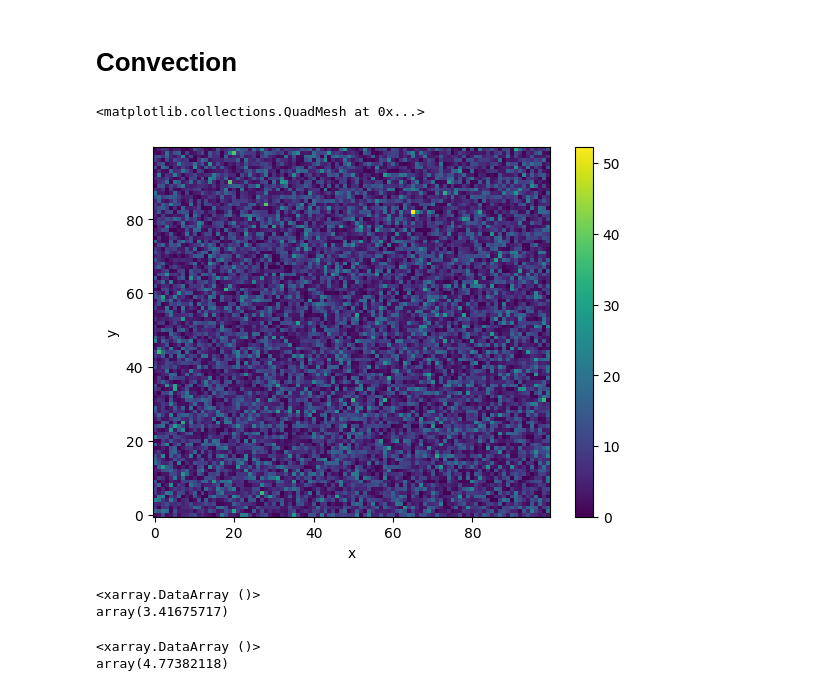
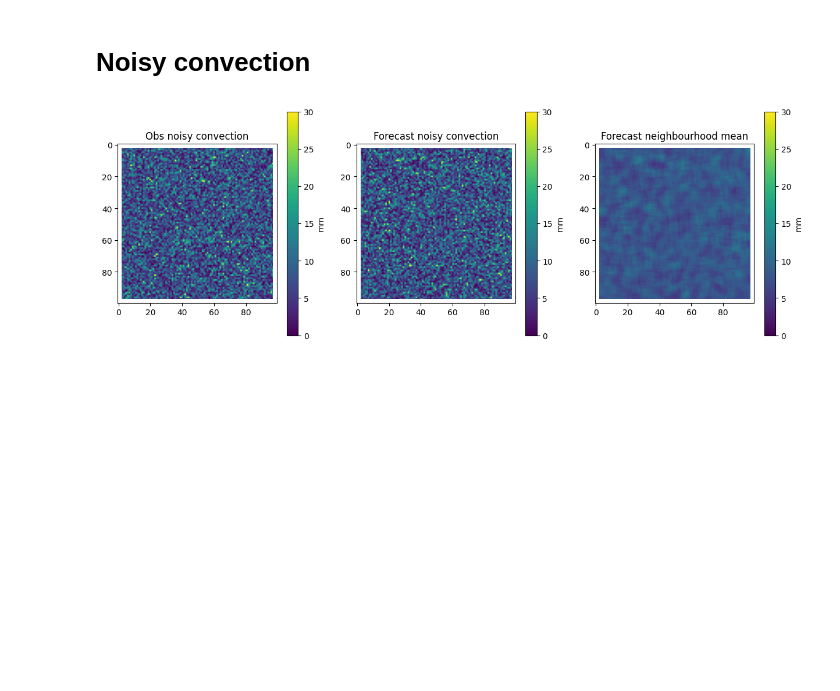
Before and after one commit to nicholasloveday/tw_spatial, a Jupyter notebook: playground/spatial_experiments.ipynb, the cells around one changed output. Cells and saved outputs as stored; diff of their text form; code cells hidden in the pictures; blank space fills up the shorter version.

```diff
--- a/playground/spatial_experiments.ipynb
+++ b/playground/spatial_experiments.ipynb
@@ -12,2 +13,0 @@ Y_LEN = 100
-# %% [markdown]
-# Convection
@@ -14,25 +35,65 @@ Y_LEN = 100
+# %% [markdown]
+# Noisy convection
 # %%
 # Generate random values from a skew normal distribution
 obs_convection = stats.skewnorm.rvs(a=10, scale=10, size=(Y_LEN, X_LEN)).clip(min=0)
 obs_convection = xr.DataArray(
     obs_convection,
     dims=("y", "x"),
     coords={"x": np.arange(X_LEN), "y": np.arange(Y_LEN)},
 )
 
 fcst_convection = stats.skewnorm.rvs(a=10, scale=10, size=(Y_LEN, X_LEN)).clip(min=0)
 fcst_convection = xr.DataArray(
     fcst_convection,
     dims=("y", "x"),
     coords={"x": np.arange(X_LEN), "y": np.arange(Y_LEN)},
 )
 
 fcst_clim = data = np.full((Y_LEN, X_LEN), obs_convection.mean().values)
 fcst_clim = xr.DataArray(
     fcst_clim, dims=("y", "x"), coords={"x": np.arange(X_LEN), "y": np.arange(Y_LEN)}
 )
+# Create ensemble
+fcst_conv_ens = create_neighourhood_ensemble(fcst_convection, NEIGHBORHOOD)
+fcst_clim_ens = create_neighourhood_ensemble(fcst_clim, NEIGHBORHOOD)
 
-obs_convection.plot()
+# Create forecast which is just the mean of the neighbourhood
+fcst_neighbourhood_mean = fcst_conv_ens.mean(dim="ens_mem")
+
+# Match missing data
+obs_convection, fcst_convection, fcst_clim, fcst_neighbourhood_mean = (
+    broadcast_and_match_nan(
+        obs_convection, fcst_convection, fcst_clim, fcst_neighbourhood_mean
+    )
+)
+
+# Then create neighbourhood ensemble
+fcst_neighbourhood_mean_ens = create_neighourhood_ensemble(
+    fcst_neighbourhood_mean, NEIGHBORHOOD
+)
+
+
+# Visualise data (before ensemble creation)
+fig, axs = plt.subplots(1, 3, figsize=(15, 5))
+
+# Plot obs_convection
+im1 = axs[0].imshow(obs_convection, vmin=0, vmax=NOISY_CONVECTION_VMAX)
+axs[0].set_title("Obs noisy convection")
+
+# Plot fcst_convection
+im2 = axs[1].imshow(fcst_convection, vmin=0, vmax=NOISY_CONVECTION_VMAX)
+axs[1].set_title("Forecast noisy convection")
+
+# Plot fcst neighbourhood mean
+im2 = axs[2].imshow(fcst_neighbourhood_mean, vmin=0, vmax=NOISY_CONVECTION_VMAX)
+axs[2].set_title("Forecast neighbourhood mean")
+
+# Add colorbar
+fig.colorbar(im1, ax=axs[0], label="mm")
+fig.colorbar(im2, ax=axs[1], label="mm")
+fig.colorbar(im2, ax=axs[2], label="mm")
+
+plt.show()
 # %% [output]
-<matplotlib.collections.QuadMesh at 0x...>
-[figure, old version]
+[figure, new version]
@@ -57,10 +99,0 @@ fcst_clim_ens = create_neighourhood_ensemble(fcst_clim, NEIGHBORHOOD)
-# %%
-crps_for_ensemble(fcst_conv_ens, obs_convection, ensemble_member_dim="ens_mem")
-# %% [output]
-<xarray.DataArray ()>
-array(3.41675717)
-# %%
-crps_for_ensemble(fcst_clim_ens, obs_convection, ensemble_member_dim="ens_mem")
-# %% [output]
-<xarray.DataArray ()>
-array(4.77382118)
```
Also changed, not shown: parts of 8 cells of this notebook.
